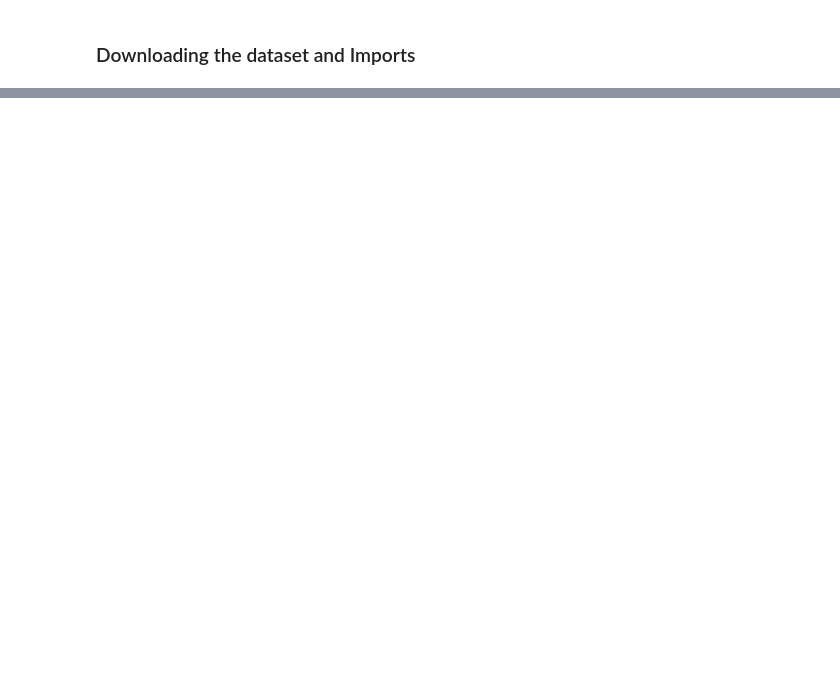
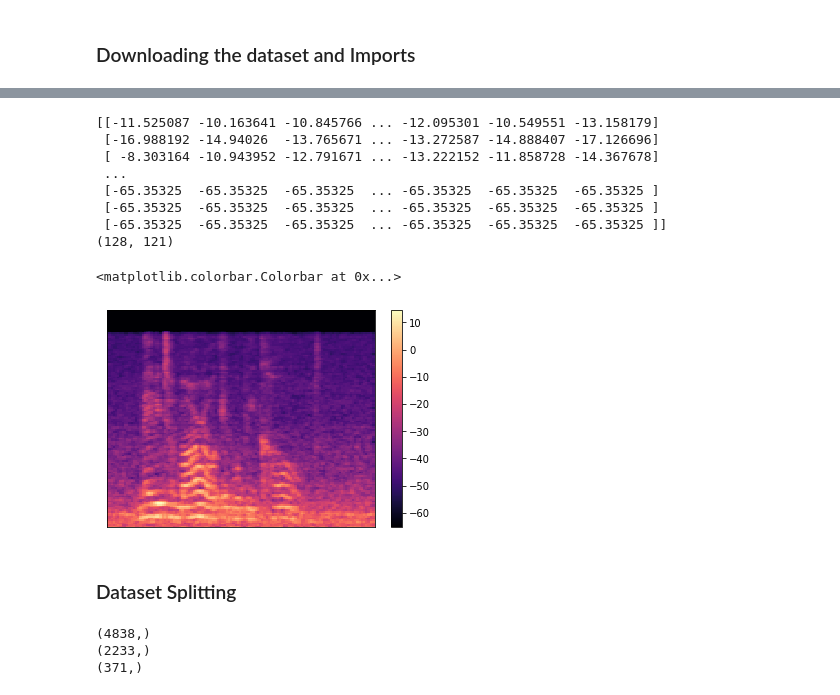
Before and after one commit to hana-magdy/Speech-emotion-recognition, a Jupyter notebook: Speech_emotion_recognition.ipynb, the cells around one changed output, grey strips where cells are left out. Saved outputs shown, nothing was run; the diff lists cells and outputs as text; code cells hidden in the pictures; blank space fills up the shorter version.

```diff
--- a/Speech_emotion_recognition.ipynb
+++ b/Speech_emotion_recognition.ipynb
@@ -143,30 +154,0 @@ print(Labels)
-# %%
-ZCR_List=[]
-Energy_List=[]
-melSpec_List=[]
-max_ZCR=0
-max_Energy=0
-max_YmelSpec=0
-max_XmelSpec=0
-
-for ind in range (0,7442):
-  zcr=librosa.feature.zero_crossing_rate(y=np.float32(data_List[ind]))
-  rmse = librosa.feature.rms(y=np.float32(data_List[ind]))
-  X = librosa.stft(np.float32(data_List[ind]))
-  Xdb = librosa.amplitude_to_db(abs(X))
-  ZCR_List.append(zcr[0])
-  Energy_List.append(rmse[0])
-  melSpec_List.append(Xdb)
-
-  yZcr=len(np.array(zcr[0]))
-  yEn=len(np.array(rmse[0]))
-  xmel=len(np.array(Xdb))
-  ymel=len(np.array(Xdb[0]))
-  if(max_ZCR<yZcr):
-    max_ZCR=yZcr
-  if(max_Energy<yEn):
-    max_Energy=yEn
-  if(max_YmelSpec<ymel):
-    max_YmelSpec=ymel
-  if(max_XmelSpec<xmel):
-    max_XmelSpec=xmel
@@ -245,0 +243,20 @@ Training_Spec=Non_Testing_Spec[261:5209]
+# %%
+
+ZCR_List,Energy_List,melSpec_List,max_ZCR,max_Energy,max_YmelSpec,max_XmelSpec=Features_extraction(data_List,samplerate_List)
+# %%
+print(melSpec_List[0])
+print(np.array(melSpec_List[0]).shape)
+plt.figure()
+librosa.display.specshow(melSpec_List[0],sr=samplerate_List[0])
+plt.colorbar()
+# %% [output]
+[[-11.525087 -10.163641 -10.845766 ... -12.095301 -10.549551 -13.158179]
+ [-16.988192 -14.94026  -13.765671 ... -13.272587 -14.888407 -17.126696]
+ [ -8.303164 -10.943952 -12.791671 ... -13.222152 -11.858728 -14.367678]
+ ...
+ [-65.35325  -65.35325  -65.35325  ... -65.35325  -65.35325  -65.35325 ]
+ [-65.35325  -65.35325  -65.35325  ... -65.35325  -65.35325  -65.35325 ]
+ [-65.35325  -65.35325  -65.35325  ... -65.35325  -65.35325  -65.35325 ]]
+(128, 121)
+<matplotlib.colorbar.Colorbar at 0x...>
+[figure, added]
@@ -245,0 +277,20 @@ Training_Spec=Non_Testing_Spec[261:5209]
+# %% [markdown]
+### Dataset Splitting
+# %%
+Training=data_List[0:4838]
+Training_SampleRate=samplerate_List[0:4838]
+Training_Labels=Labels[0:4838]
+
+Validation=data_List[4838:5209]
+Validation_Labels=Labels[4838:5209]
+
+Testing=data_List[5209:7442]
+Testing_Labels=Labels[5209:7442]
+
+print(np.array(Training).shape)
+print(np.array(Testing).shape)
+print(np.array(Validation).shape)
+# %% [output]
+(4838,)
+(2233,)
+(371,)
```
Also changed, not shown: parts of 67 cells of this notebook.
